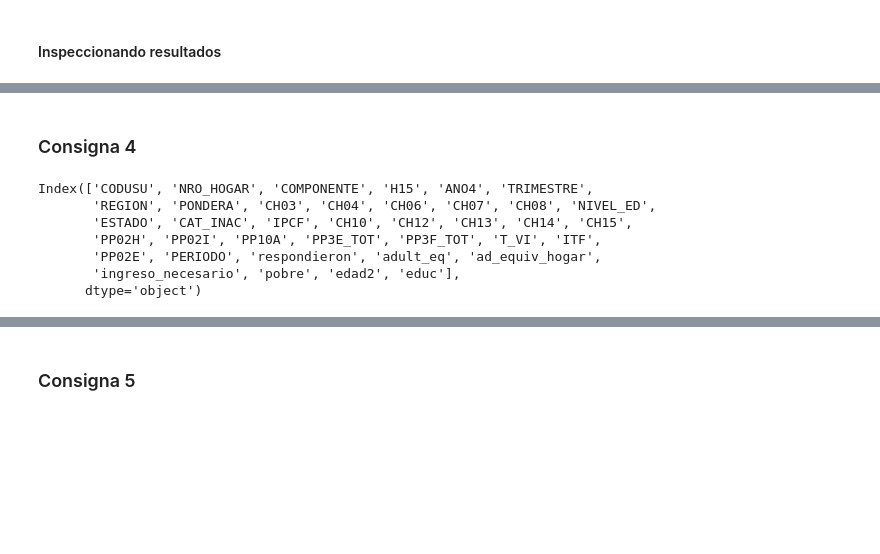
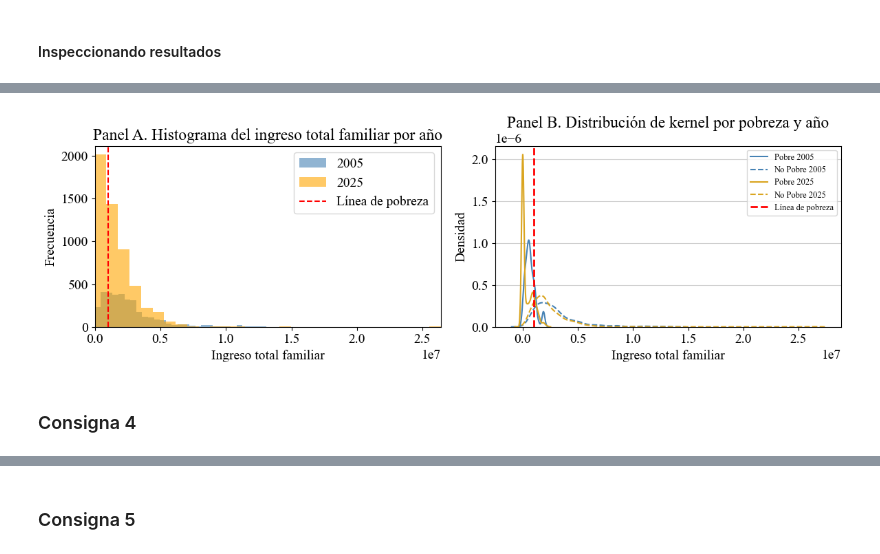
Before and after one commit to franlecam/BigDataUBA-Grupo1, a Jupyter notebook: TP2/Program_TP2_Grupo1.ipynb, the cells around one changed output, grey strips where cells are left out. Drawn from its saved outputs; the diff is of its cells as text; code cells hidden in the pictures; blank space fills up the shorter version.

```diff
--- a/TP2/Program_TP2_Grupo1.ipynb
+++ b/TP2/Program_TP2_Grupo1.ipynb
@@ -441,13 +317,55 @@ dtype: float64
+# %%
+x_max = base['ingreso_total_familiar'].max()
+
+# ========================
+# Panel A y B comparativos de ingreso familiar
+# ========================
+fig, axes = plt.subplots(1, 2, figsize=(12, 4))
+
+# ---------- PANEL A: Histogramas comparativos ----------
+axes[0].hist(base[base['ANO4'] == 2005]['ingreso_total_familiar'],
+             bins=30, color='steelblue', alpha=0.6, label='2005')
+axes[0].hist(base[base['ANO4'] == 2025]['ingreso_total_familiar'],
+             bins=30, color='orange', alpha=0.6, label='2025')
+axes[0].axvline(base['ingreso_necesario_act'].mean(),
+                color='red', linestyle='--', label='Línea de pobreza')
+axes[0].set_title('Panel A. Histograma del ingreso total familiar por año')
+axes[0].set_xlabel('Ingreso total familiar')
+axes[0].set_ylabel('Frecuencia')
+axes[0].set_xlim(0, x_max)
+axes[0].legend()
+
+# ---------- PANEL B: KDE en el segundo subpanel ----------
+ax = axes[1]  # <- usar el segundo eje existente
+
+colores = {2005: 'steelblue', 2025: 'goldenrod'}
+estilos = {'Pobre': '-', 'No Pobre': '--'}
+
+for año in [2005, 2025]:
+    for condicion in ['Pobre', 'No Pobre']:
+        subset = base[(base['ANO4'] == año) & (base['pobre'] == (1 if condicion == 'Pobre' else 0))]
+        if not subset.empty:
+            sns.kdeplot(
+                data=subset,
+                x='ingreso_total_familiar',
+                color=colores[año],
+                linestyle=estilos[condicion],
+                label=f'{condicion} {año}',
+                ax=ax
+            )
+
+ax.axvline(base['ingreso_necesario_act'].mean(), color='red', linestyle='--', linewidth=2,
+           label='Línea de pobreza')
+ax.set_title('Panel B. Distribución de kernel por pobreza y año')
+ax.set_xlabel('Ingreso total familiar')
+ax.set_ylabel('Densidad')
+ax.legend(title=None, fontsize=9, loc='upper right')
+ax.grid(axis='y', alpha=0.6)
+
+plt.tight_layout()
+plt.show()
+# %% [output]
+[figure, added]
 # %% [markdown]
 ### Consigna 4
-# %%
-base.columns
-# %% [output]
-Index(['CODUSU', 'NRO_HOGAR', 'COMPONENTE', 'H15', 'ANO4', 'TRIMESTRE',
-       'REGION', 'PONDERA', 'CH03', 'CH04', 'CH06', 'CH07', 'CH08', 'NIVEL_ED',
-       'ESTADO', 'CAT_INAC', 'IPCF', 'CH10', 'CH12', 'CH13', 'CH14', 'CH15',
-       'PP02H', 'PP02I', 'PP10A', 'PP3E_TOT', 'PP3F_TOT', 'T_VI', 'ITF',
-       'PP02E', 'PERIODO', 'respondieron', 'adult_eq', 'ad_equiv_hogar',
-       'ingreso_necesario', 'pobre', 'edad2', 'educ'],
-      dtype='object')
 # %%
```
Also changed, not shown: parts of 34 cells of this notebook, 1 other file.
